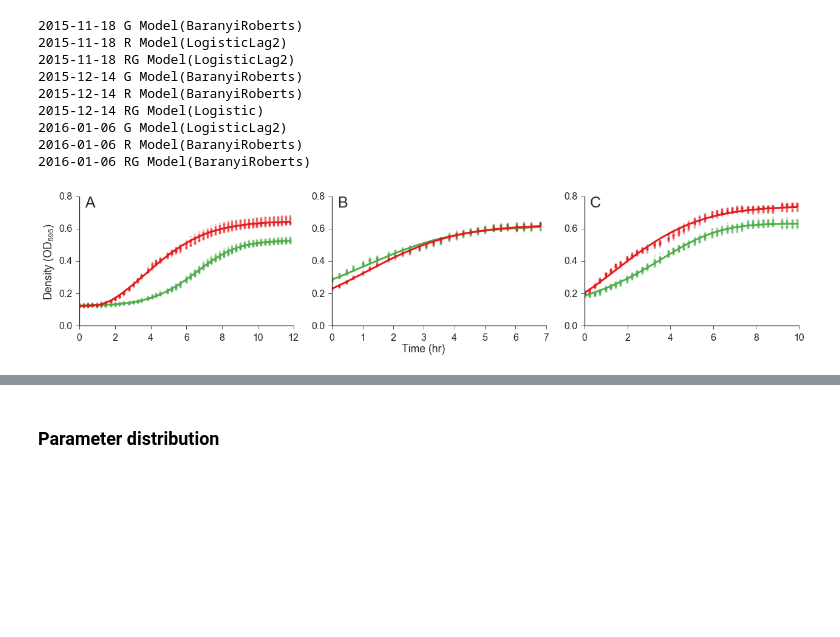
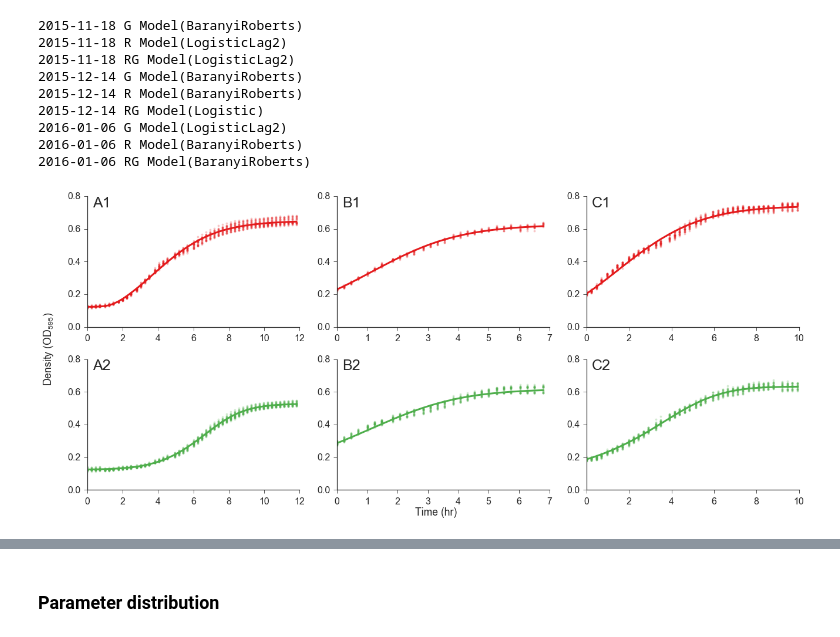
Before and after one commit to yoavram/curveball_ms, a Jupyter notebook: supp.ipynb, the cells around one changed output, grey strips where cells are left out. Saved outputs shown, nothing was run; the diff lists cells and outputs as text; code cells hidden in the pictures; blank space fills up the shorter version.

```diff
--- a/supp.ipynb
+++ b/supp.ipynb
@@ -129,7 +128,7 @@ for name, ds in datasets.items():
 2016-01-06 RG Model(BaranyiRoberts)
 # %%
 cols = len(datasets)
-rows = 1
+rows = 2
 fig, ax = plt.subplots(rows, cols, sharex=False, sharey=False, figsize=(width * cols, height * rows), squeeze=False)
 if not isinstance(ax, np.ndarray):
     ax = np.array([ax])
@@ -149,43 +148,51 @@ for i, (name, ds) in enumerate(datasets.items()):
 #     if 'ylim' in ds:
 #         ax[0, i].set_ylim(ds['ylim'])
 #         dy = (ds['ylim'][1] - ds['ylim'][0]) / 4
 #         ax[0, i].set_yticks(np.arange(ds['ylim'][0], ds['ylim'][1] + dy, dy))
 #     ax[0, i].set(ylabel='')
 #     ax[0, i].legend().set_visible(False)
     # plot fit with data markers
-    ds['model_G'].plot_fit(ax=ax[0, i], fit_kws=dict(color=green,  ls=fit_ls, lw=3),
-                           data_kws=dict(color=green, alpha=0.25, marker='.'), init_kws={'ls':''})
     ds['model_R'].plot_fit(ax=ax[0, i], fit_kws=dict(color=red,  ls=fit_ls, lw=3),
                            data_kws=dict(color=red, alpha=0.25, marker='.'), init_kws={'ls':''})
-#     ax[0, i].annotate('ABC'[i]+'1', (ds['model_R'].userkws['t'].max()-0.75, ds['model_R'].best_fit.max()+0.05),
-#                       xycoords='data', color=red)
+    ds['model_G'].plot_fit(ax=ax[1, i], fit_kws=dict(color=green,  ls=fit_ls, lw=3),
+                           data_kws=dict(color=green, alpha=0.25, marker='.'), init_kws={'ls':''})
 #     ax[0, i].annotate('ABC'[i]+'2', (ds['model_G'].userkws['t'].max()-0.75, ds['model_G'].best_fit.max()-0.1),
 #                       xycoords='data', color=green)
+#     ax[1, i].annotate('ABC'[i]+'1', (ds['model_R'].userkws['t'].max()-0.75, ds['model_R'].best_fit.max()+0.05),
+#                       xycoords='data', color=red)
     ax[0, i].set(
         title='',
         xlabel='',
+        ylabel=''
+    )
+    ax[1, i].set(
+        title='',
+        xlabel='',
+        ylabel='',
     )
     if 'ylim' in ds:
+        dy = (ds['ylim'][1] - ds['ylim'][0]) / 4
         ax[0, i].set_ylim(ds['ylim'])
-        dy = (ds['ylim'][1] - ds['ylim'][0]) / 4
         ax[0, i].set_yticks(np.arange(ds['ylim'][0], ds['ylim'][1] + dy, dy))
-    ax[0, i].set(ylabel='')
+        ax[1, i].set_ylim(ds['ylim'])
+        ax[1, i].set_yticks(np.arange(ds['ylim'][0], ds['ylim'][1] + dy, dy))
     ax[0, i].legend().set_visible(False)
+    ax[1, i].legend().set_visible(False)
 #     ax[0, i].set_xlim(ax[1, i].get_xlim())
 #     ax[0, i].set_xticks(ax[1, i].get_xticks())
 
 txt_x = fig_xlabel(fig, 'Time (hr)')
-# txt_y = fig_ylabel(fig, r'Density ($OD_{595}$)')
-txt_y = ax[0,0].set_ylabel(r'Density ($OD_{595}$)')
+txt_y = fig_ylabel(fig, r'Density ($OD_{595}$)')
+# txt_y = ax[0,0].set_ylabel(r'Density ($OD_{595}$)')
 
-fig_panel_labels(ax, xcoord=0.025, panel_label_size=panel_label_size)
+fig_panel_labels(ax, letters=['A1', 'B1', 'C1', 'A2', 'B2', 'C2'], xcoord=0.025, panel_label_size=panel_label_size)
 
 fig.tight_layout()
 sns.despine()
 fig.savefig('Fig-model_fitting.png', **savefig_bbox(txt_x, txt_y))
 fig.savefig('Fig-model_fitting.pdf', dpi=300, **savefig_bbox(txt_x, txt_y))
 # %% [output]
-[figure, old version]
+[figure, new version]
 # %%
 for name, ds in datasets.items():
     print(name)
```
Also changed, not shown: parts of 2 cells of this notebook, 1 other file.
